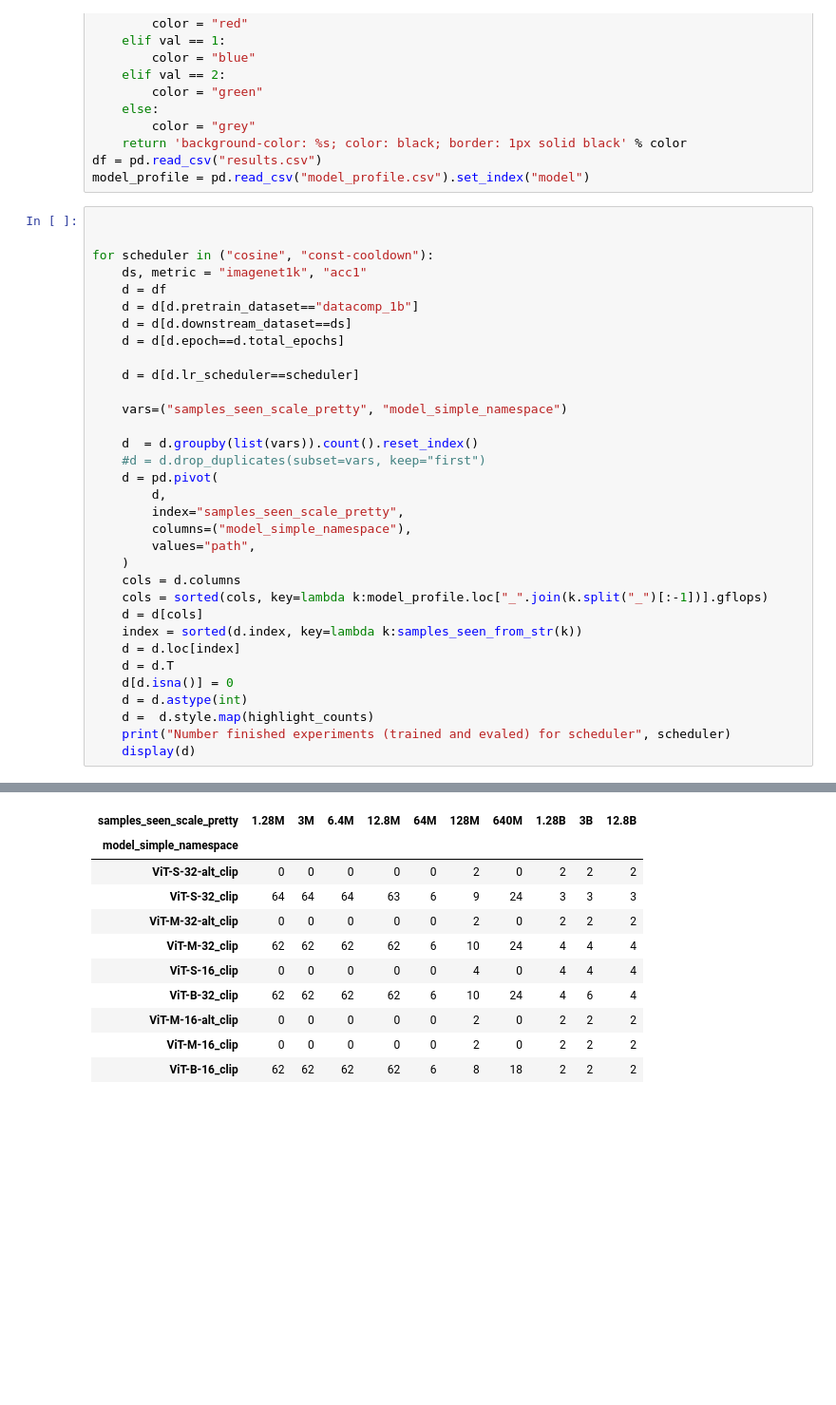
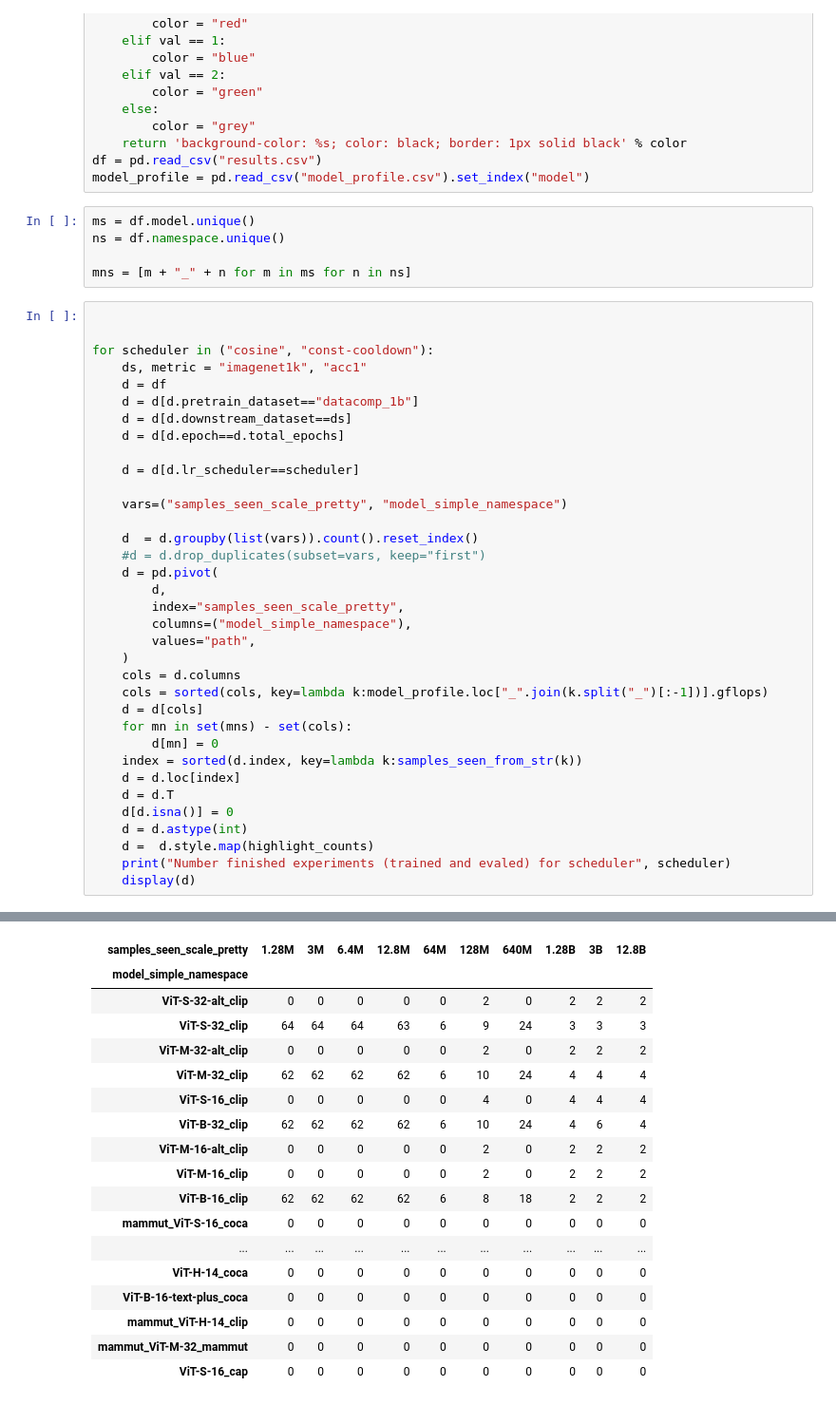
Before and after one commit to SLAMPAI/open_clip_scaling, a Jupyter notebook: overview.ipynb, the cells around one changed output, grey strips where cells are left out. Shown: that part at 95% size. Drawn from its saved outputs; the diff is of its cells as text; blank space fills up the shorter version.

```diff
--- a/overview.ipynb
+++ b/overview.ipynb
@@ -51,6 +51,11 @@ def highlight_status(val):
     return 'background-color: %s; color: black; border: 1px solid black' % color
 df = pd.read_csv("results.csv")
 model_profile = pd.read_csv("model_profile.csv").set_index("model")
+# %%
+ms = df.model.unique()
+ns = df.namespace.unique()
+
+mns = [m + "_" + n for m in ms for n in ns]
 # %%
 
 
@@ -76,6 +81,8 @@ for scheduler in ("cosine", "const-cooldown"):
     cols = d.columns
     cols = sorted(cols, key=lambda k:model_profile.loc["_".join(k.split("_")[:-1])].gflops)
     d = d[cols]
+    for mn in set(mns) - set(cols):
+        d[mn] = 0
     index = sorted(d.index, key=lambda k:samples_seen_from_str(k))
     d = d.loc[index]
     d = d.T
@@ -107,12 +114,19 @@ Number finished experiments (trained and evaled) for scheduler cosine
 Number finished experiments (trained and evaled) for scheduler const-cooldown
 | samples_seen_scale_pretty | 1.28M | 3M | 6.4M | 12.8M | 64M | 128M | 640M | 1.28B | 3B | 12.8B |
 | model_simple_namespace |  |  |  |  |  |  |  |  |  |  |
 | ViT-S-32-alt_clip | 0 | 0 | 0 | 0 | 0 | 2 | 0 | 2 | 2 | 2 |
 | ViT-S-32_clip | 64 | 64 | 64 | 63 | 6 | 9 | 24 | 3 | 3 | 3 |
 | ViT-M-32-alt_clip | 0 | 0 | 0 | 0 | 0 | 2 | 0 | 2 | 2 | 2 |
 | ViT-M-32_clip | 62 | 62 | 62 | 62 | 6 | 10 | 24 | 4 | 4 | 4 |
 | ViT-S-16_clip | 0 | 0 | 0 | 0 | 0 | 4 | 0 | 4 | 4 | 4 |
 | ViT-B-32_clip | 62 | 62 | 62 | 62 | 6 | 10 | 24 | 4 | 6 | 4 |
 | ViT-M-16-alt_clip | 0 | 0 | 0 | 0 | 0 | 2 | 0 | 2 | 2 | 2 |
 | ViT-M-16_clip | 0 | 0 | 0 | 0 | 0 | 2 | 0 | 2 | 2 | 2 |
 | ViT-B-16_clip | 62 | 62 | 62 | 62 | 6 | 8 | 18 | 2 | 2 | 2 |
+| mammut_ViT-S-16_coca | 0 | 0 | 0 | 0 | 0 | 0 | 0 | 0 | 0 | 0 |
+| ... | ... | ... | ... | ... | ... | ... | ... | ... | ... | ... |
+| ViT-H-14_coca | 0 | 0 | 0 | 0 | 0 | 0 | 0 | 0 | 0 | 0 |
+| ViT-B-16-text-plus_coca | 0 | 0 | 0 | 0 | 0 | 0 | 0 | 0 | 0 | 0 |
+| mammut_ViT-H-14_clip | 0 | 0 | 0 | 0 | 0 | 0 | 0 | 0 | 0 | 0 |
+| mammut_ViT-M-32_mammut | 0 | 0 | 0 | 0 | 0 | 0 | 0 | 0 | 0 | 0 |
+| ViT-S-16_cap | 0 | 0 | 0 | 0 | 0 | 0 | 0 | 0 | 0 | 0 |
```
Also changed, not shown: parts of 1 cell of this notebook.
